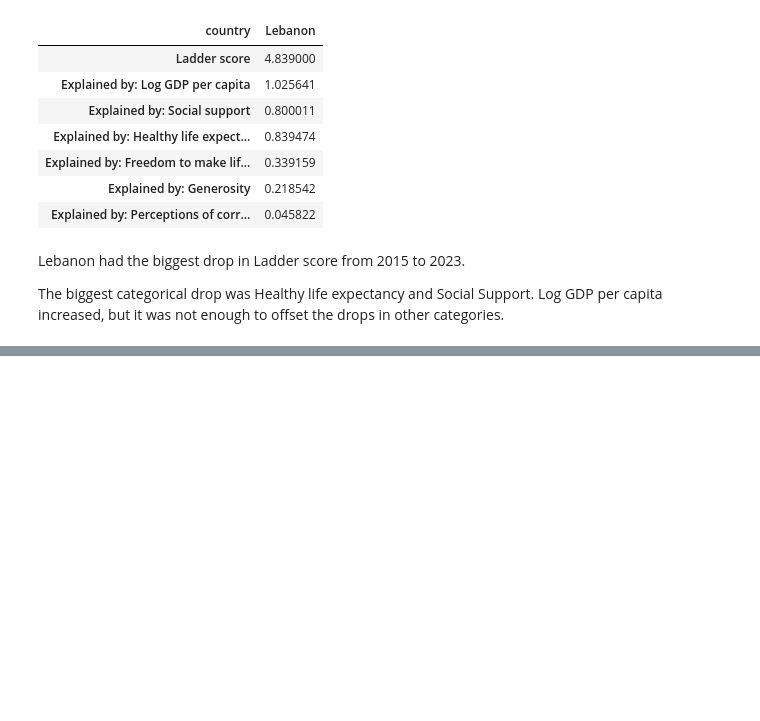
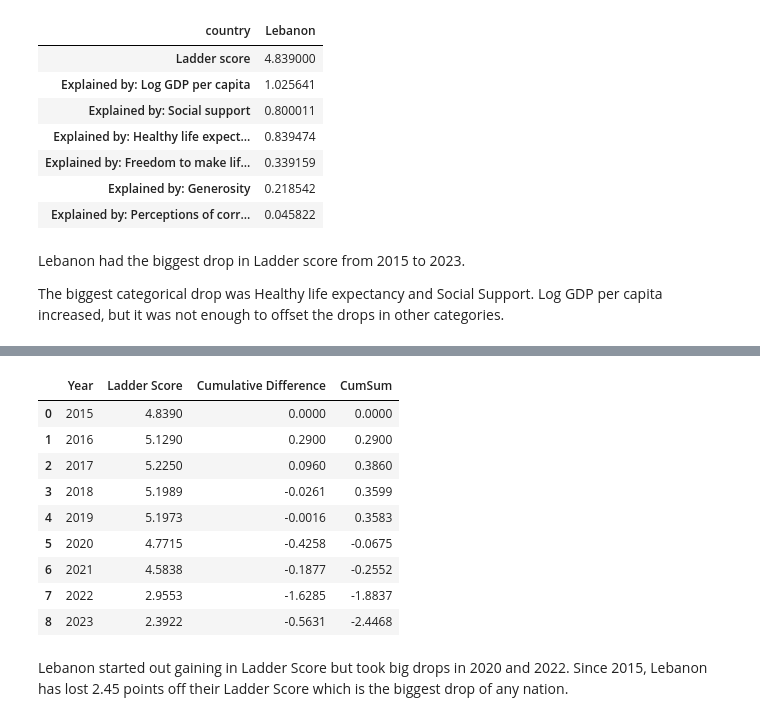
Before and after one commit to jgoldy87/World-Happiness-Report, a Jupyter notebook: WHR_Code.ipynb, the cells around one changed output, grey strips where cells are left out. Saved outputs shown, nothing was run; the diff lists cells and outputs as text; code cells hidden in the pictures; blank space fills up the shorter version.

```diff
--- a/WHR_Code.ipynb
+++ b/WHR_Code.ipynb
@@ -608,3 +759,16 @@ lebanon_15_to_23
 | Explained by: Freedom to make lif... | 0.339159 | 0.122771 | -0.216388 |
 | Explained by: Generosity | 0.218542 | 0.060824 | -0.157718 |
 | Explained by: Perceptions of corr... | 0.045822 | 0.027208 | -0.018615 |
+# %%
+columns = {'Year':[2015, 2016, 2017, 2018, 2019, 2020, 2021, 2022, 2023], 'Ladder Score': [_2015_base.at[_2015_base.loc[_2015_base['country'] == 'Lebanon'].index[0], 'Ladder score'],
+                                                                                           _2016_base.at[_2016_base.loc[_2016_base['Country'] == 'Lebanon'].index[0], 'Happiness score'],
+                                                                                           _2017_base.at[_2017_base.loc[_2017_base['Country'] == 'Lebanon'].index[0], 'Happiness score'],
+                                                                                           _2018_base.at[_2018_base.loc[_2018_base['Country'] == 'Lebanon'].index[0], 'Happiness score'],
+                                                                                           _2019_base.at[_2019_base.loc[_2019_base['Country'] == 'Lebanon'].index[0], 'Happiness score'],
+                                                                                           _2020_base.at[_2020_base.loc[_2020_base['Country name'] == 'Lebanon'].index[0], 'Ladder score'],
+                                                                                           _2021_base.at[_2021_base.loc[_2021_base['Country name'] == 'Lebanon'].index[0], 'Ladder score'],
+                                                                                           _2022_base.at[_2022_base.loc[_2022_base['Country'] == 'Lebanon'].index[0], 'Happiness score'],
+                                                                                           _2023_base.at['Lebanon', 'Ladder score']]}
+lebanon = pd.DataFrame(columns)
+
+lebanon
@@ -610,0 +786,16 @@ lebanon_15_to_23
+# %%
+lebanon['Cumulative Difference'] = lebanon['Ladder Score'].diff()
+lebanon['Cumulative Difference'].fillna(0, inplace=True)
+lebanon['CumSum'] = np.cumsum(lebanon['Cumulative Difference'])
+lebanon
+# %% [output]
+|  | Year | Ladder Score | Cumulative Difference | CumSum |
+| 0 | 2015 | 4.8390 | 0.0000 | 0.0000 |
+| 1 | 2016 | 5.1290 | 0.2900 | 0.2900 |
+| 2 | 2017 | 5.2250 | 0.0960 | 0.3860 |
+| 3 | 2018 | 5.1989 | -0.0261 | 0.3599 |
+| 4 | 2019 | 5.1973 | -0.0016 | 0.3583 |
+| 5 | 2020 | 4.7715 | -0.4258 | -0.0675 |
+| 6 | 2021 | 4.5838 | -0.1877 | -0.2552 |
+| 7 | 2022 | 2.9553 | -1.6285 | -1.8837 |
+| 8 | 2023 | 2.3922 | -0.5631 | -2.4468 |
@@ -610,0 +823,2 @@ lebanon_15_to_23
+# %% [markdown]
+Lebanon started out gaining in Ladder Score but took big drops in 2020 and 2022. Since 2015, Lebanon has lost 2.45 points off their Ladder Score which is the biggest drop of any nation.
```
Also changed, not shown: parts of 28 cells of this notebook.
